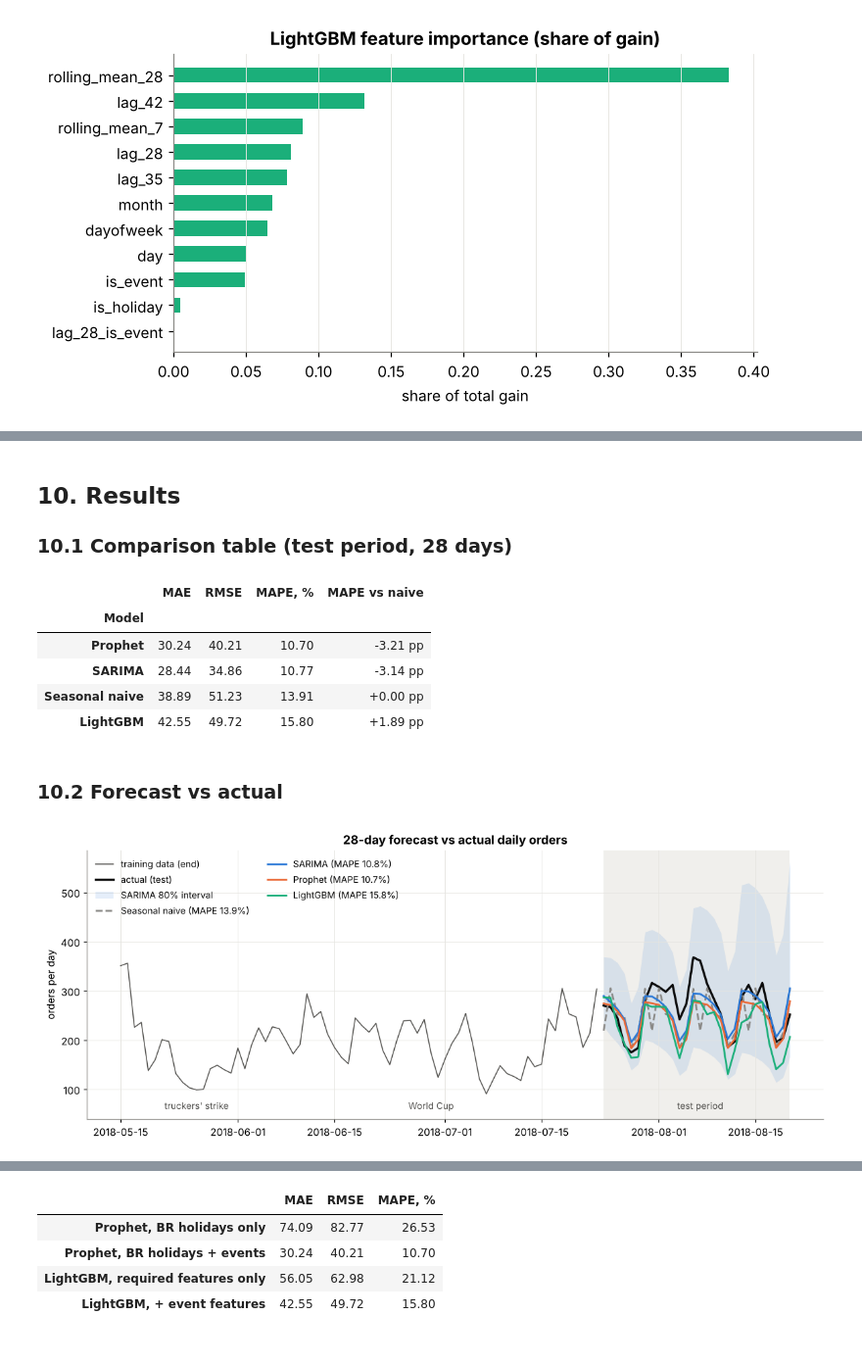
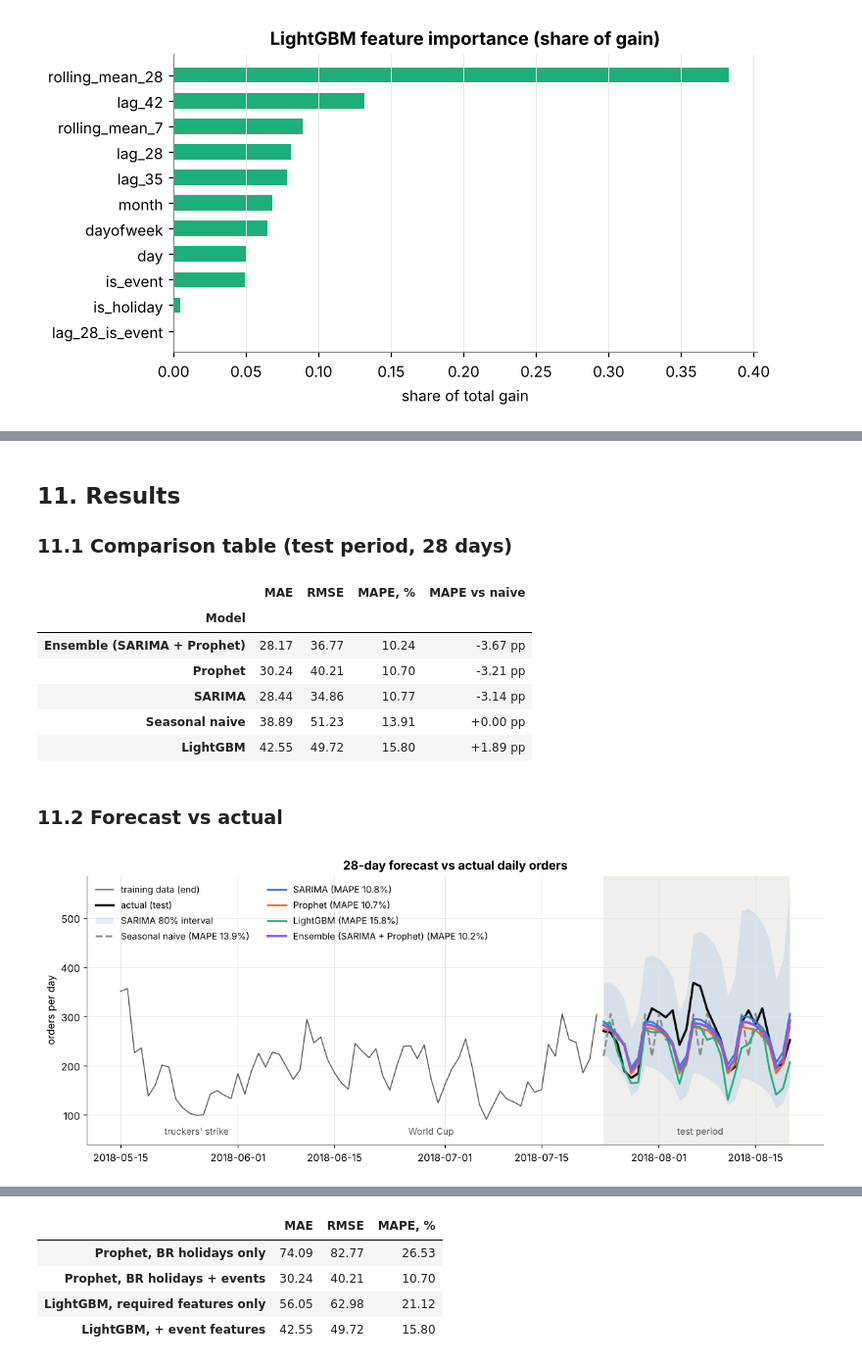
Before and after one commit to emiliaismailova3/sales-demand-forecasting, a Jupyter notebook: notebooks/forecasting.ipynb, the cells around one changed output, grey strips where cells are left out. Shown at 98% size. Saved outputs shown, nothing was run; the diff lists cells and outputs as text; code cells hidden in the pictures.

Commit message:
Add SARIMA + Prophet ensemble and 9-window rolling-origin backtest
Co-Authored-By: Claude Opus 5.5 <noreply@anthropic.com>
Claude-Session: https://claude.ai/code/session_01H1DJxqdeNVhfsJPiPDQygc

```diff
--- a/notebooks/forecasting.ipynb
+++ b/notebooks/forecasting.ipynb
@@ -42,7 +42,7 @@ FIG_DIR.mkdir(parents=True, exist_ok=True)
 
 # Chart colours: actual = ink, baseline = grey, models = fixed categorical order
 C = {"actual": "#0b0b0b", "naive": "#8a8986", "SARIMA": "#2a78d6",
-     "Prophet": "#eb6834", "LightGBM": "#1baf7a", "muted": "#52514e"}
+     "Prophet": "#eb6834", "LightGBM": "#1baf7a", "Ensemble": "#8e5ad6", "muted": "#52514e"}
 plt.rcParams.update({
     "figure.figsize": (11, 4), "figure.dpi": 110, "axes.spines.top": False,
     "axes.spines.right": False, "axes.grid": True, "grid.color": "#e6e5e1",
@@ -456,6 +462,8 @@ Newest date used by lag_28 in the test set: 2018-07-23 | last training day: 2018
+# %%
+forecasts["Ensemble (SARIMA + Prophet)"] = (forecasts["SARIMA"] + forecasts["Prophet"]) / 2
 # %% [markdown]
-## 10. Results
-### 10.1 Comparison table (test period, 28 days)
+## 11. Results
+### 11.1 Comparison table (test period, 28 days)
 # %%
 results = (pd.DataFrame({name: metrics(test, fc) for name, fc in forecasts.items()}).T
            .sort_values("MAPE, %").round(2))
@@ -467,31 +475,33 @@ results
 # %% [output]
 |  | MAE | RMSE | MAPE, % | MAPE vs naive |
 | Model |  |  |  |  |
+| Ensemble (SARIMA + Prophet) | 28.17 | 36.77 | 10.24 | -3.67 pp |
 | Prophet | 30.24 | 40.21 | 10.70 | -3.21 pp |
 | SARIMA | 28.44 | 34.86 | 10.77 | -3.14 pp |
 | Seasonal naive | 38.89 | 51.23 | 13.91 | +0.00 pp |
 | LightGBM | 42.55 | 49.72 | 15.80 | +1.89 pp |
 # %% [markdown]
-### 10.2 Forecast vs actual
+### 11.2 Forecast vs actual
 # %%
 fig, ax = plt.subplots(figsize=(11, 4.5))
 hist = y["2018-05-15":train.index.max()]
 ax.plot(hist, color=C["muted"], lw=1, label="training data (end)")
 ax.axvspan(test.index.min(), test.index.max(), color="#f0efec", lw=0, zorder=0)
 ax.plot(test, color=C["actual"], lw=2.2, label="actual (test)")
 ax.fill_between(test.index, sarima_ci.iloc[:, 0], sarima_ci.iloc[:, 1], color=C["SARIMA"], alpha=0.12, lw=0,
                 label="SARIMA 80% interval")
 styles = {"Seasonal naive": dict(color=C["naive"], ls="--"), "SARIMA": dict(color=C["SARIMA"]),
-          "Prophet": dict(color=C["Prophet"]), "LightGBM": dict(color=C["LightGBM"])}
+          "Prophet": dict(color=C["Prophet"]), "LightGBM": dict(color=C["LightGBM"]),
+          "Ensemble (SARIMA + Prophet)": dict(color=C["Ensemble"], lw=2.4)}
 for name, fc in forecasts.items():
-    ax.plot(fc, lw=1.8, label=f"{name} (MAPE {results.loc[name, 'MAPE, %']:.1f}%)", **styles[name])
+    ax.plot(fc, **{"lw": 1.8, **styles[name]}, label=f"{name} (MAPE {results.loc[name, 'MAPE, %']:.1f}%)")
 ax.annotate("truckers' strike", (pd.Timestamp("2018-05-26"), 60), fontsize=9, color=C["muted"], ha="center")
 ax.annotate("World Cup", (pd.Timestamp("2018-06-29"), 60), fontsize=9, color=C["muted"], ha="center")
 ax.annotate("test period", (pd.Timestamp("2018-08-07"), 60), fontsize=9, color=C["muted"], ha="center")
 ax.set_ylim(40, None)
 ax.set(title="28-day forecast vs actual daily orders", ylabel="orders per day")
 ax.legend(loc="upper left", ncol=2, fontsize=9)
 fig.tight_layout(); fig.savefig(FIG_DIR / "07_forecast_vs_actual.png", dpi=150); plt.show()
 # %% [output]
-[figure, old version]
+[figure, new version]
 # %% [markdown]
```
Also changed, not shown: parts of 8 cells of this notebook, 7 other files.
